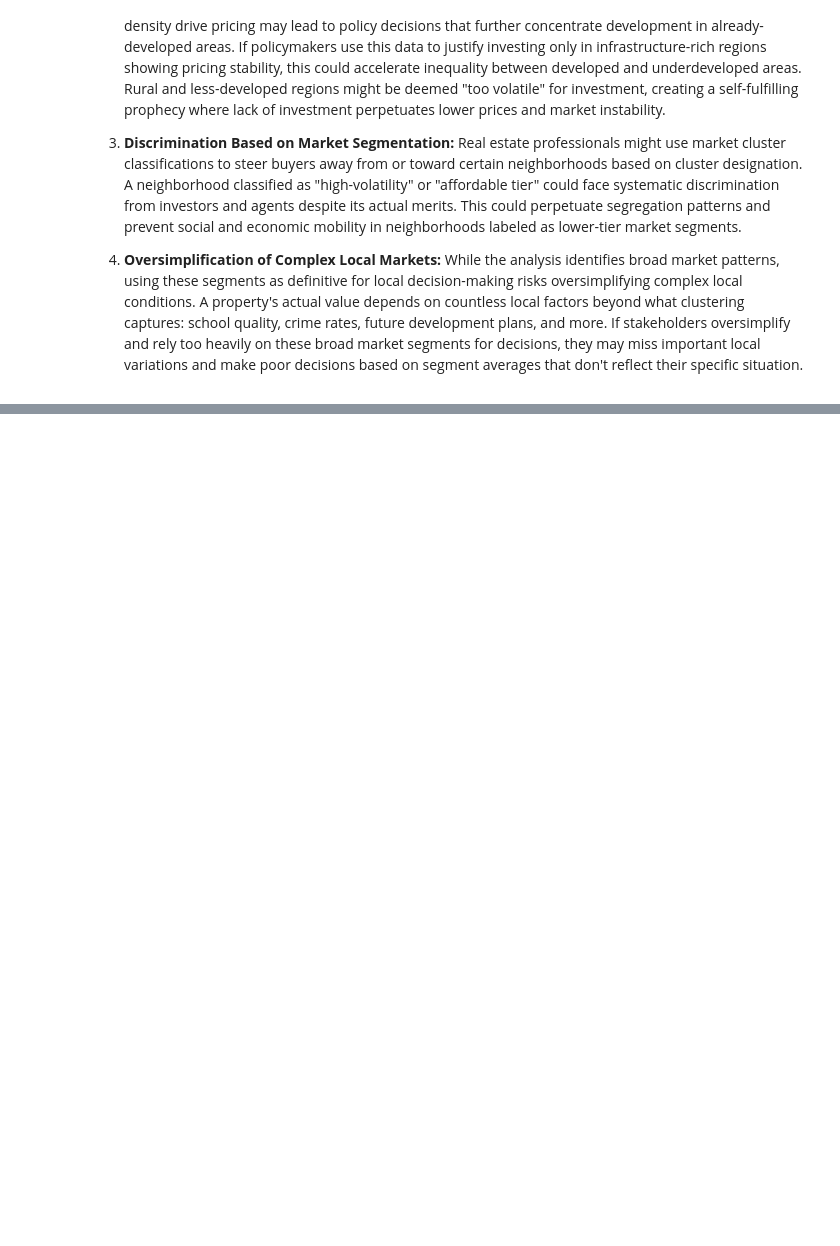
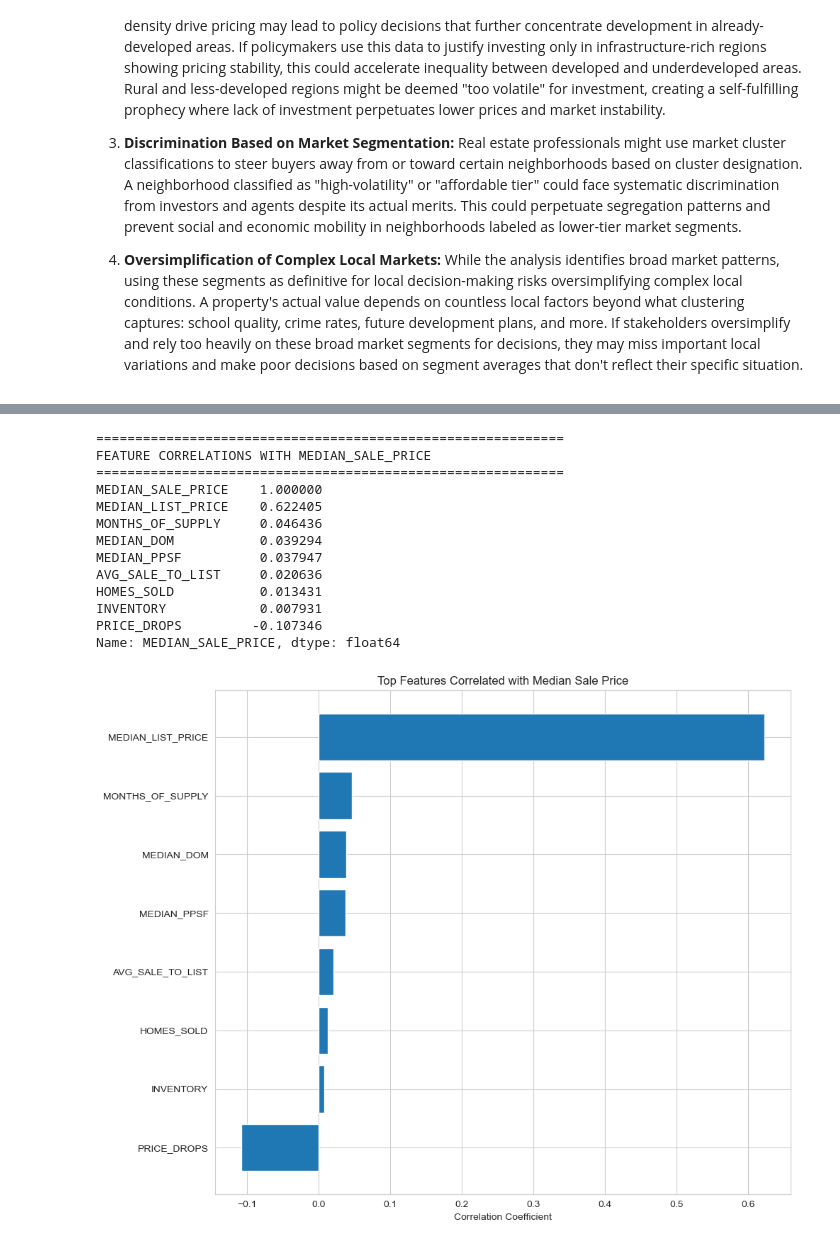
Before and after one commit to JadonVC/Data-Analysis-Final-Project, a Jupyter notebook: Final.ipynb, the cells around one changed output, grey strips where cells are left out. Drawn from its saved outputs; the diff is of its cells as text; code cells hidden in the pictures; blank space fills up the shorter version.

```diff
--- a/Final.ipynb
+++ b/Final.ipynb
@@ -868,0 +1098,38 @@ How These Findings Answer the Initial Research Questions
+# %%
+# Correlation analysis - top features correlated with median sale price
+numeric_cols = data.select_dtypes(include=[np.number]).columns
+# Focus on key market metrics
+key_cols = ['MEDIAN_SALE_PRICE', 'MEDIAN_PPSF', 'MEDIAN_LIST_PRICE',
+            'HOMES_SOLD', 'INVENTORY', 'MONTHS_OF_SUPPLY', 'MEDIAN_DOM',
+            'AVG_SALE_TO_LIST', 'PRICE_DROPS']
+available_cols = [col for col in key_cols if col in numeric_cols]
+correlations = data[available_cols].corr()['MEDIAN_SALE_PRICE'].sort_values(ascending=False)
+print("=" * 60)
+print("FEATURE CORRELATIONS WITH MEDIAN_SALE_PRICE")
+print("=" * 60)
+print(correlations)
+
+# Visualize top correlations
+plt.figure(figsize=(10, 8))
+top_corr = correlations[1:].sort_values()  # Exclude MEDIAN_SALE_PRICE itself
+plt.barh(range(len(top_corr)), top_corr.values)
+plt.yticks(range(len(top_corr)), top_corr.index)
+plt.xlabel('Correlation Coefficient')
+plt.title('Top Features Correlated with Median Sale Price')
+plt.tight_layout()
+plt.show()
+# %% [output]
+============================================================
+FEATURE CORRELATIONS WITH MEDIAN_SALE_PRICE
+============================================================
+MEDIAN_SALE_PRICE    1.000000
+MEDIAN_LIST_PRICE    0.622405
+MONTHS_OF_SUPPLY     0.046436
+MEDIAN_DOM           0.039294
+MEDIAN_PPSF          0.037947
+AVG_SALE_TO_LIST     0.020636
+HOMES_SOLD           0.013431
+INVENTORY            0.007931
+PRICE_DROPS         -0.107346
+Name: MEDIAN_SALE_PRICE, dtype: float64
+[figure, added]
```
Also changed, not shown: parts of 26 cells of this notebook.
